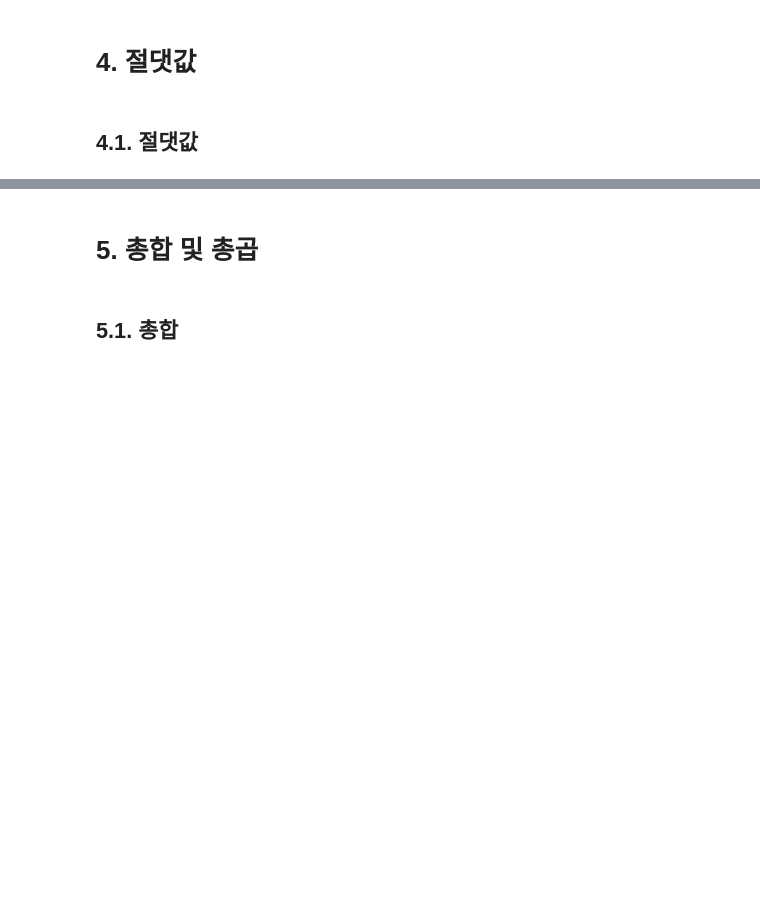
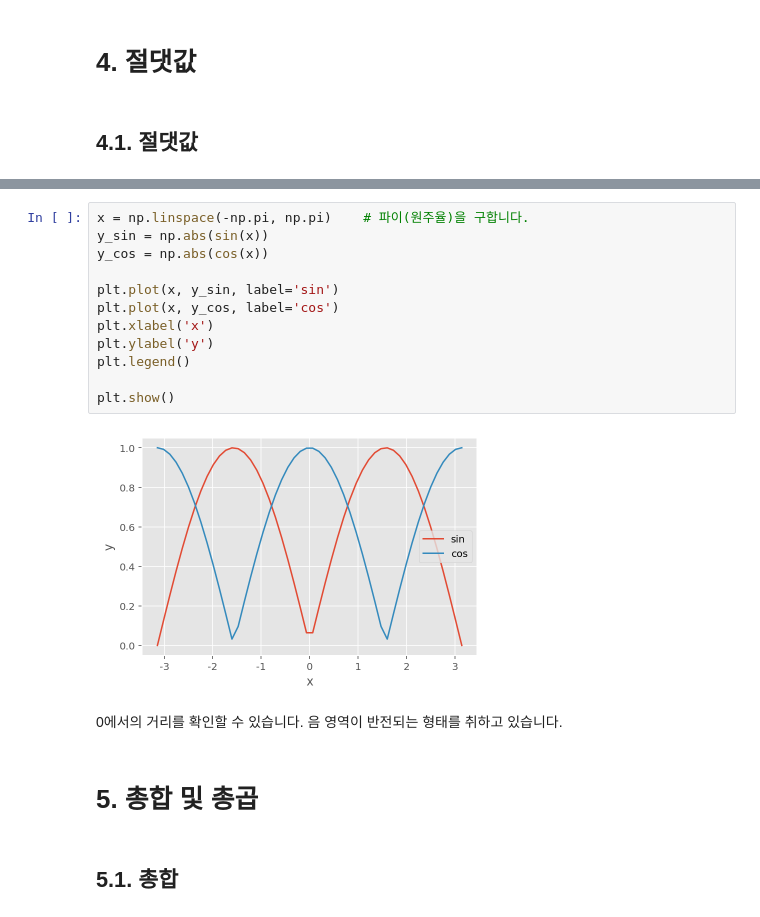
Before and after one commit to LeeSeungwon89/Artificial-intelligence-math, a Jupyter notebook: 1. 기초.ipynb, the cells around one changed output, grey strips where cells are left out. Drawn from its saved outputs; the diff is of its cells as text; blank space fills up the shorter version.

```diff
--- a/1. 기초.ipynb
+++ b/1. 기초.ipynb
@@ -182,3 +188,19 @@ plt.show()
+# %%
+x = np.linspace(-np.pi, np.pi)    # 파이(원주율)을 구합니다.
+y_sin = np.abs(sin(x))
+y_cos = np.abs(cos(x))
+
+plt.plot(x, y_sin, label='sin')
+plt.plot(x, y_cos, label='cos')
+plt.xlabel('x')
+plt.ylabel('y')
+plt.legend()
+
+plt.show()
+# %% [output]
+[figure, added]
+# %% [markdown]
+0에서의 거리를 확인할 수 있습니다. 음 영역이 반전되는 형태를 취하고 있습니다.
 # %% [markdown]
 # **5. 총합 및 총곱**
 # %% [markdown]
```
Also changed, not shown: parts of 5 cells of this notebook.
